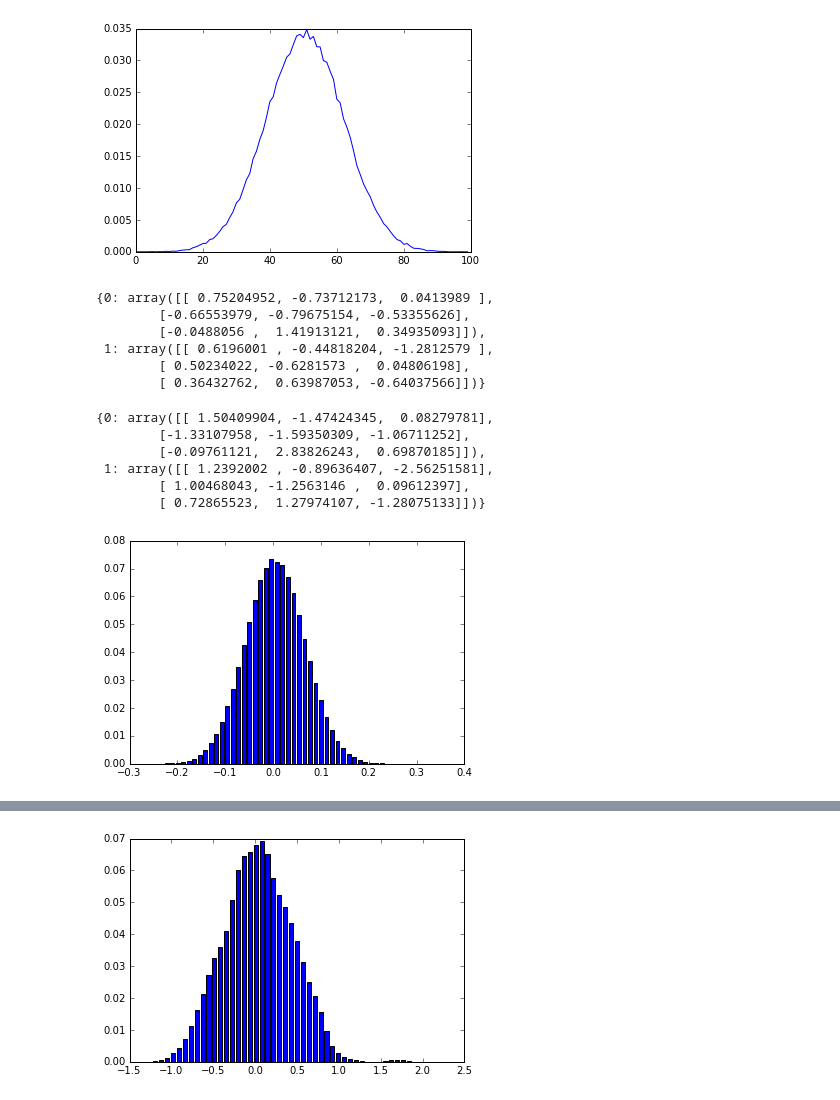
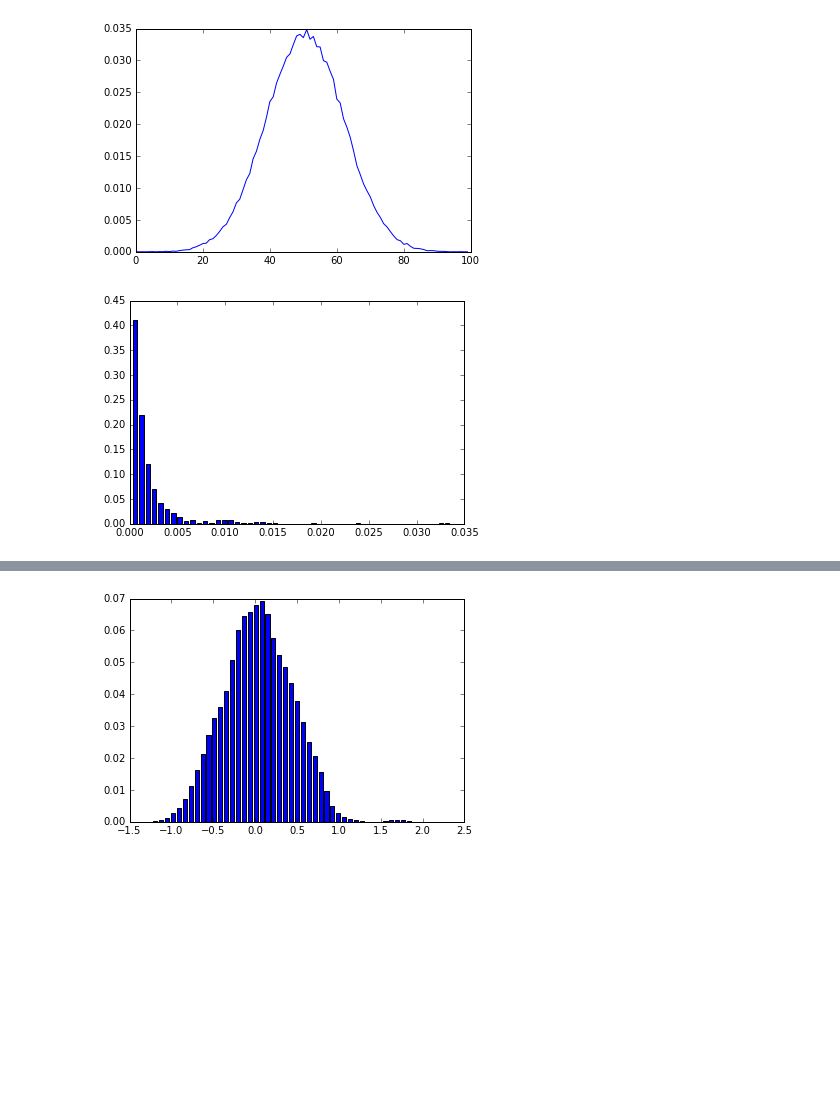
Before and after one commit to zzhang-cn/scratchpad, a Jupyter notebook: var.ipynb, the cells around one changed output, grey strips where cells are left out. Saved outputs shown, nothing was run; the diff lists cells and outputs as text; code cells hidden in the pictures; blank space fills up the shorter version.

```diff
--- a/var.ipynb
+++ b/var.ipynb
@@ -68,8 +68,7 @@ def softmax(x):
     rebase_x = x - np.max(x, axis=1, keepdims=True)
     return np.exp(rebase_x) / np.sum(np.exp(rebase_x), axis=1, keepdims=True)
 # %%
-def mlp(w, m=10000, n=512, L=10):
-    x = np.random.randn(m, n)
+def mlp(x, w, m=10000, n=512, L=10):
     for l in xrange(L):
         y = np.dot(x, w[l])
         x = np.maximum(0, y)
@@ -90,11 +87,7 @@ w = init_w(3, 2)
-# %%
-w
-# %% [output]
-{0: array([[ 0.75204952, -0.73712173,  0.0413989 ],
-        [-0.66553979, -0.79675154, -0.53355626],
-        [-0.0488056 ,  1.41913121,  0.34935093]]),
- 1: array([[ 0.6196001 , -0.44818204, -1.2812579 ],
-        [ 0.50234022, -0.6281573 ,  0.04806198],
-        [ 0.36432762,  0.63987053, -0.64037566]])}
+# %%
+w = init_w()
+x = np.random.randn(1000, 512)
+# %%
+y = mlp(x, w)
 # %%
 rescale_w(w, 2)
@@ -101,13 +95,4 @@ rescale_w(w, 2)
-# %%
-w
-# %% [output]
-{0: array([[ 1.50409904, -1.47424345,  0.08279781],
-        [-1.33107958, -1.59350309, -1.06711252],
-        [-0.09761121,  2.83826243,  0.69870185]]),
- 1: array([[ 1.2392002 , -0.89636407, -2.56251581],
-        [ 1.00468043, -1.2563146 ,  0.09612397],
-        [ 0.72865523,  1.27974107, -1.28075133]])}
 # %%
-plot_hist(w[0])
+plot_hist(y[0, :])
 # %% [output]
-[figure, old version]
+[figure, new version]
```
Also changed, not shown: parts of 14 cells of this notebook.
